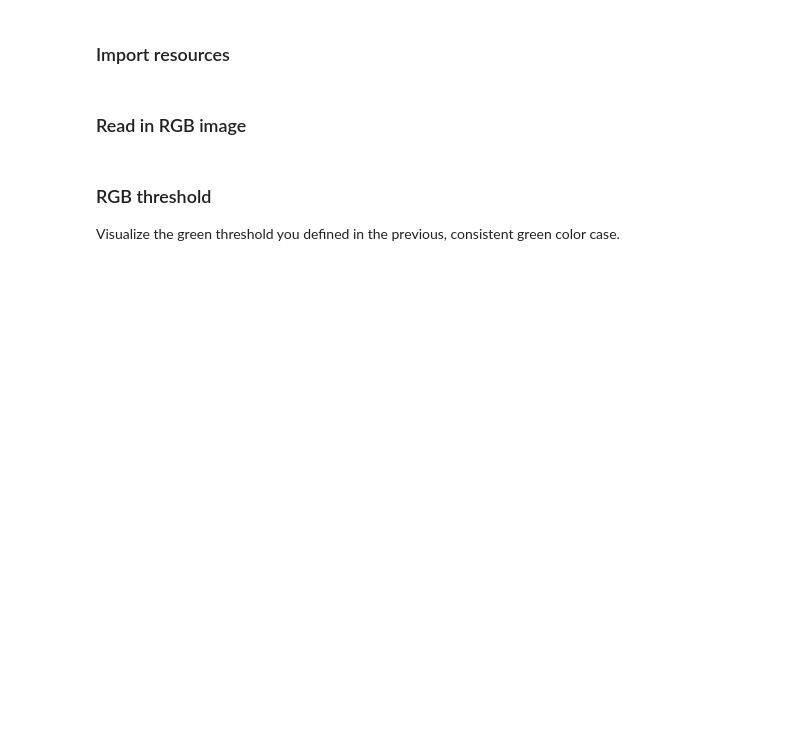
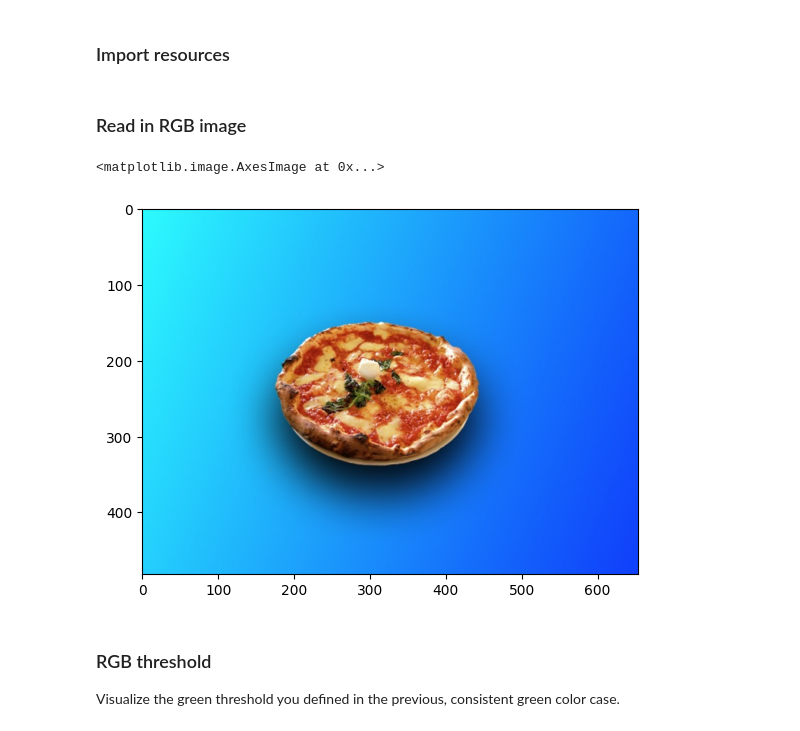
Before and after one commit to beratumutipek/introautonomusvehicle, a Jupyter notebook: HW2/hw2.ipynb, the cells around one changed output. Saved outputs shown, nothing was run; the diff lists cells and outputs as text; code cells hidden in the pictures; blank space fills up the shorter version.

```diff
--- a/HW2/hw2.ipynb
+++ b/HW2/hw2.ipynb
@@ -177,9 +177,12 @@ import cv2
 ### Read in RGB image
 # %%
 # Read in the image
-image = mpimg.imread('images/car_green_screen2.jpg')
+image = mpimg.imread('images/pizza_bluescreen2.jpg')
 
 plt.imshow(image)
+# %% [output]
+<matplotlib.image.AxesImage at 0x...>
+[figure, added]
 # %% [markdown]
 ### RGB threshold
 
```
Also changed, not shown: parts of 11 cells of this notebook.
